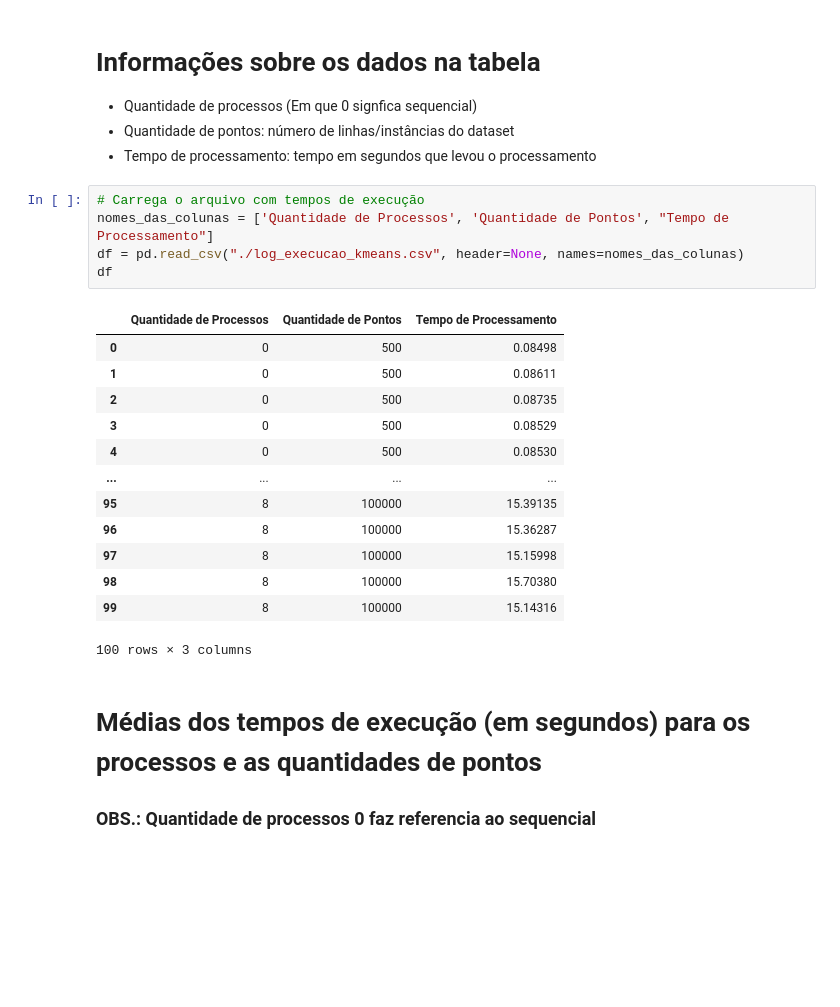
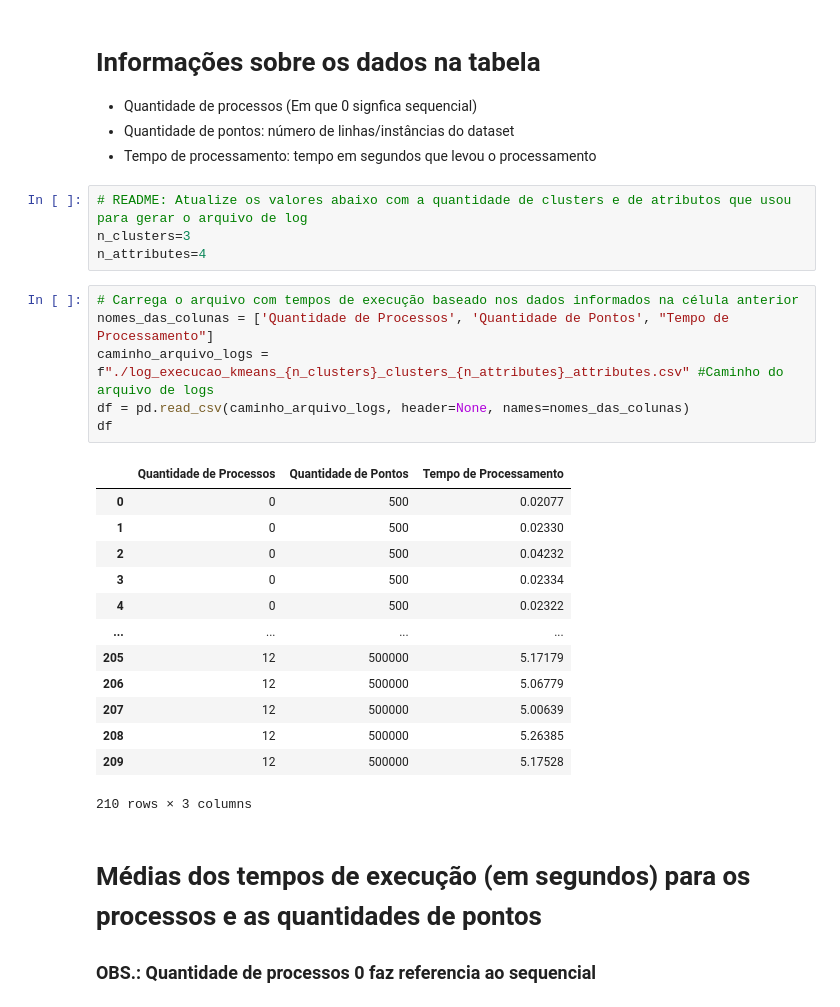
Before and after one commit to Igor-dJS/k-means_concorrente, a Jupyter notebook: logs/analise_log_execucao_kmeans.ipynb, the cells around one changed output. Drawn from its saved outputs; the diff is of its cells as text; blank space fills up the shorter version.

```diff
--- a/logs/analise_log_execucao_kmeans.ipynb
+++ b/logs/analise_log_execucao_kmeans.ipynb
@@ -14,25 +16,30 @@ import matplotlib.pyplot as plt
 * Quantidade de processos (Em que 0 signfica sequencial)
 * Quantidade de pontos: número de linhas/instâncias do dataset
 * Tempo de processamento: tempo em segundos que levou o processamento
+# %%
+# README: Atualize os valores abaixo com a quantidade de clusters e de atributos que usou para gerar o arquivo de log
+n_clusters=3
+n_attributes=4
 # %%
-# Carrega o arquivo com tempos de execução
+# Carrega o arquivo com tempos de execução baseado nos dados informados na célula anterior
 nomes_das_colunas = ['Quantidade de Processos', 'Quantidade de Pontos', "Tempo de Processamento"]
-df = pd.read_csv("./log_execucao_kmeans.csv", header=None, names=nomes_das_colunas)
+caminho_arquivo_logs = f"./log_execucao_kmeans_{n_clusters}_clusters_{n_attributes}_attributes.csv" #Caminho do arquivo de logs
+df = pd.read_csv(caminho_arquivo_logs, header=None, names=nomes_das_colunas)
 df
 # %% [output]
 |  | Quantidade de Processos | Quantidade de Pontos | Tempo de Processamento |
-| 0 | 0 | 500 | 0.08498 |
-| 1 | 0 | 500 | 0.08611 |
-| 2 | 0 | 500 | 0.08735 |
-| 3 | 0 | 500 | 0.08529 |
-| 4 | 0 | 500 | 0.08530 |
+| 0 | 0 | 500 | 0.02077 |
+| 1 | 0 | 500 | 0.02330 |
+| 2 | 0 | 500 | 0.04232 |
+| 3 | 0 | 500 | 0.02334 |
+| 4 | 0 | 500 | 0.02322 |
 | ... | ... | ... | ... |
-| 95 | 8 | 100000 | 15.39135 |
-| 96 | 8 | 100000 | 15.36287 |
-| 97 | 8 | 100000 | 15.15998 |
-| 98 | 8 | 100000 | 15.70380 |
-| 99 | 8 | 100000 | 15.14316 |
+| 205 | 12 | 500000 | 5.17179 |
+| 206 | 12 | 500000 | 5.06779 |
+| 207 | 12 | 500000 | 5.00639 |
+| 208 | 12 | 500000 | 5.26385 |
+| 209 | 12 | 500000 | 5.17528 |
-100 rows × 3 columns
+210 rows × 3 columns
 # %% [markdown]
 # Médias dos tempos de execução (em segundos) para os processos e as quantidades de pontos
 ### OBS.: Quantidade de processos 0 faz referencia ao sequencial
```
Also changed, not shown: parts of 15 cells of this notebook, 24 other files.
